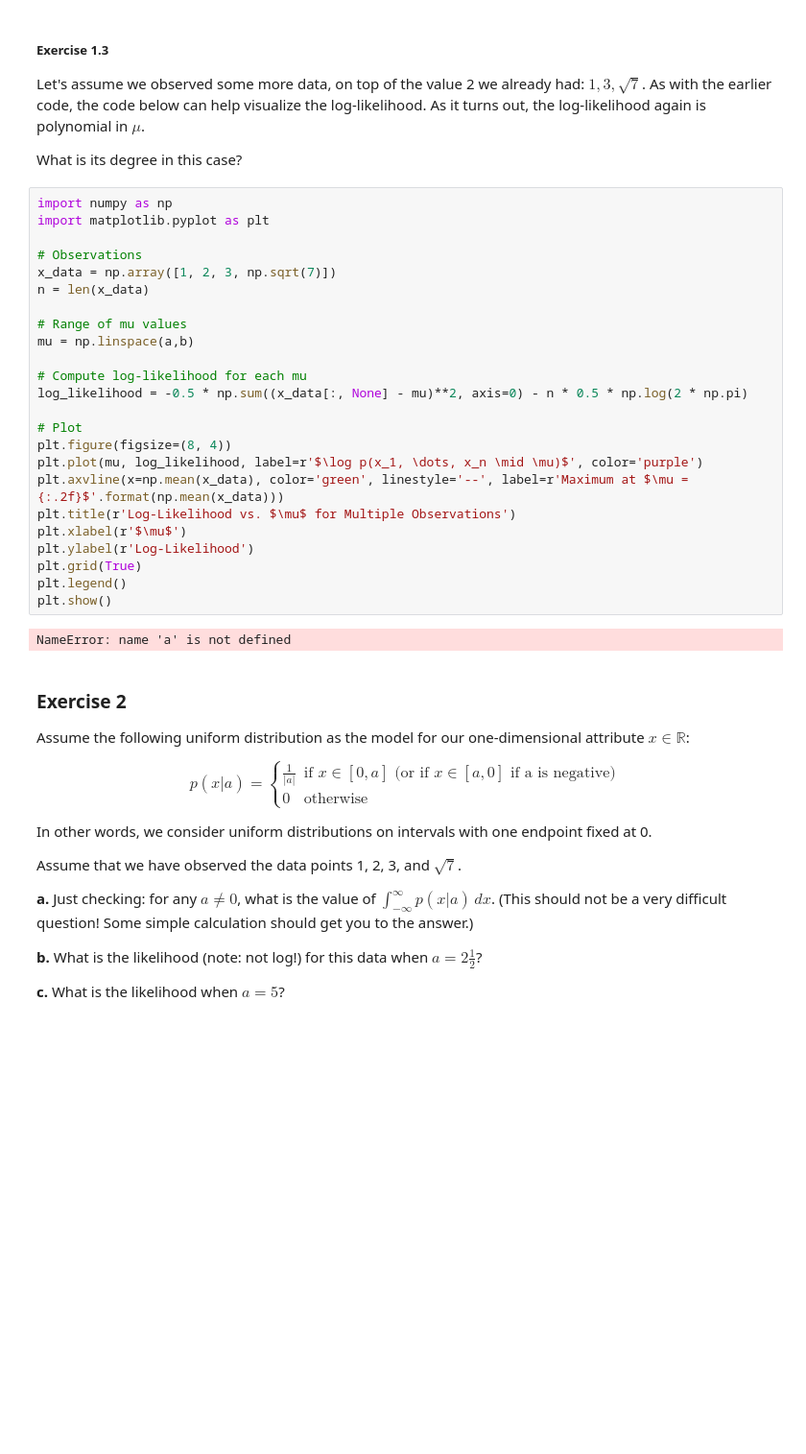
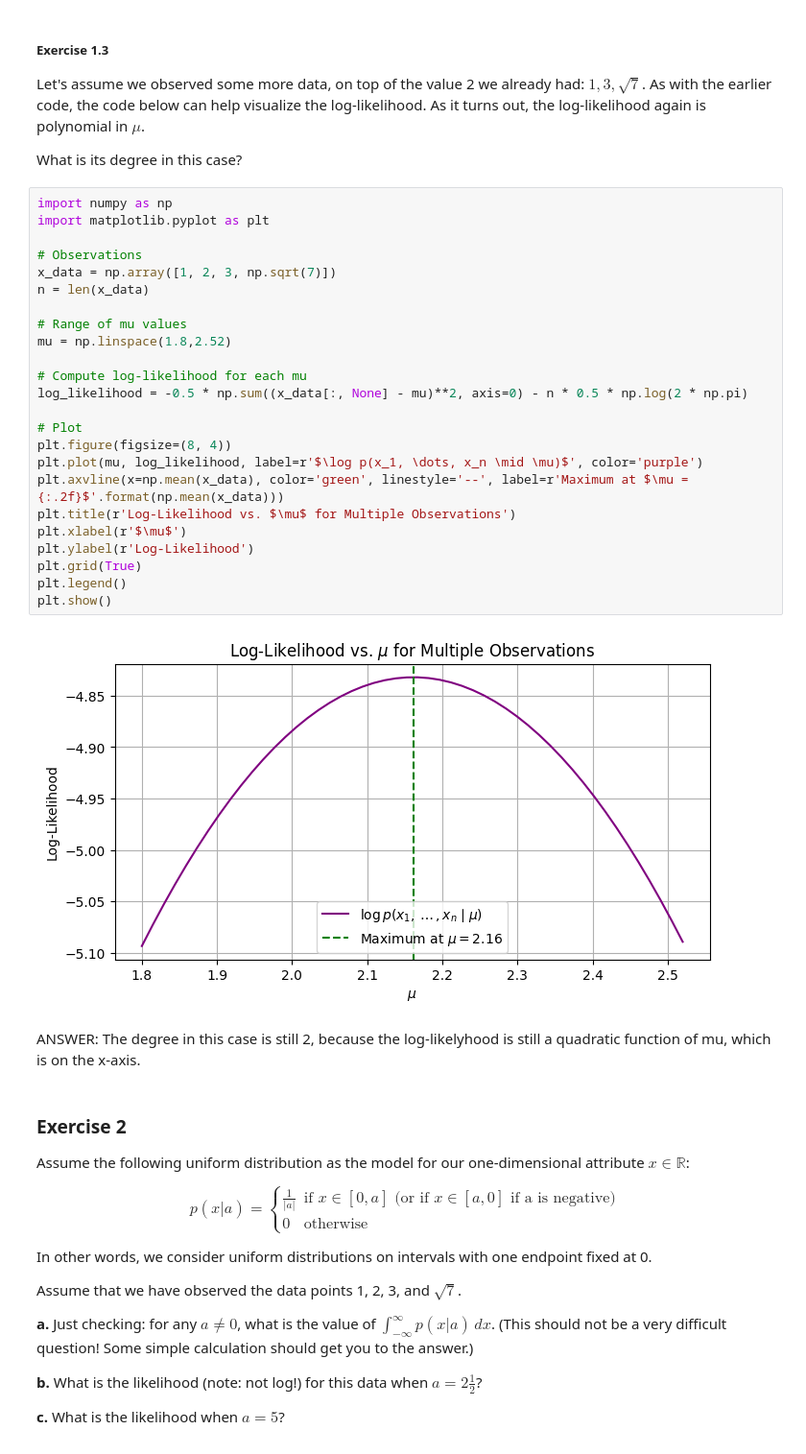
Before and after one commit to lanster42/Erasmus-Notes-25-26, a Jupyter notebook: Data mining and Machine learning/Assignment2/Assignment2_DMML_20250908.ipynb, the cells around one changed output. Shown at 96% size. Saved outputs shown, nothing was run; the diff lists cells and outputs as text; blank space fills up the shorter version.

```diff
--- a/Data mining and Machine learning/Assignment2/Assignment2_DMML_20250908.ipynb
+++ b/Data mining and Machine learning/Assignment2/Assignment2_DMML_20250908.ipynb
@@ -104,29 +104,31 @@ What is its degree in this case?
 # %%
 import numpy as np
 import matplotlib.pyplot as plt
 
 # Observations
 x_data = np.array([1, 2, 3, np.sqrt(7)])
 n = len(x_data)
 
 # Range of mu values
-mu = np.linspace(a,b)
+mu = np.linspace(1.8,2.52)
 
 # Compute log-likelihood for each mu
 log_likelihood = -0.5 * np.sum((x_data[:, None] - mu)**2, axis=0) - n * 0.5 * np.log(2 * np.pi)
 
 # Plot
 plt.figure(figsize=(8, 4))
 plt.plot(mu, log_likelihood, label=r'$\log p(x_1, \dots, x_n \mid \mu)$', color='purple')
 plt.axvline(x=np.mean(x_data), color='green', linestyle='--', label=r'Maximum at $\mu = {:.2f}$'.format(np.mean(x_data)))
 plt.title(r'Log-Likelihood vs. $\mu$ for Multiple Observations')
 plt.xlabel(r'$\mu$')
 plt.ylabel(r'Log-Likelihood')
 plt.grid(True)
 plt.legend()
 plt.show()
 # %% [output]
-NameError: name 'a' is not defined
+[figure, added]
+# %% [markdown]
+ANSWER: The degree in this case is still 2, because the log-likelyhood is still a quadratic function of mu, which is on the x-axis.
 # %% [markdown]
 ### **Exercise 2**
 Assume the following uniform distribution as the model for our one-dimensional attribute $x \in \mathbb{R}$:
```
Also changed, not shown: parts of 8 cells of this notebook, 1 other file.
